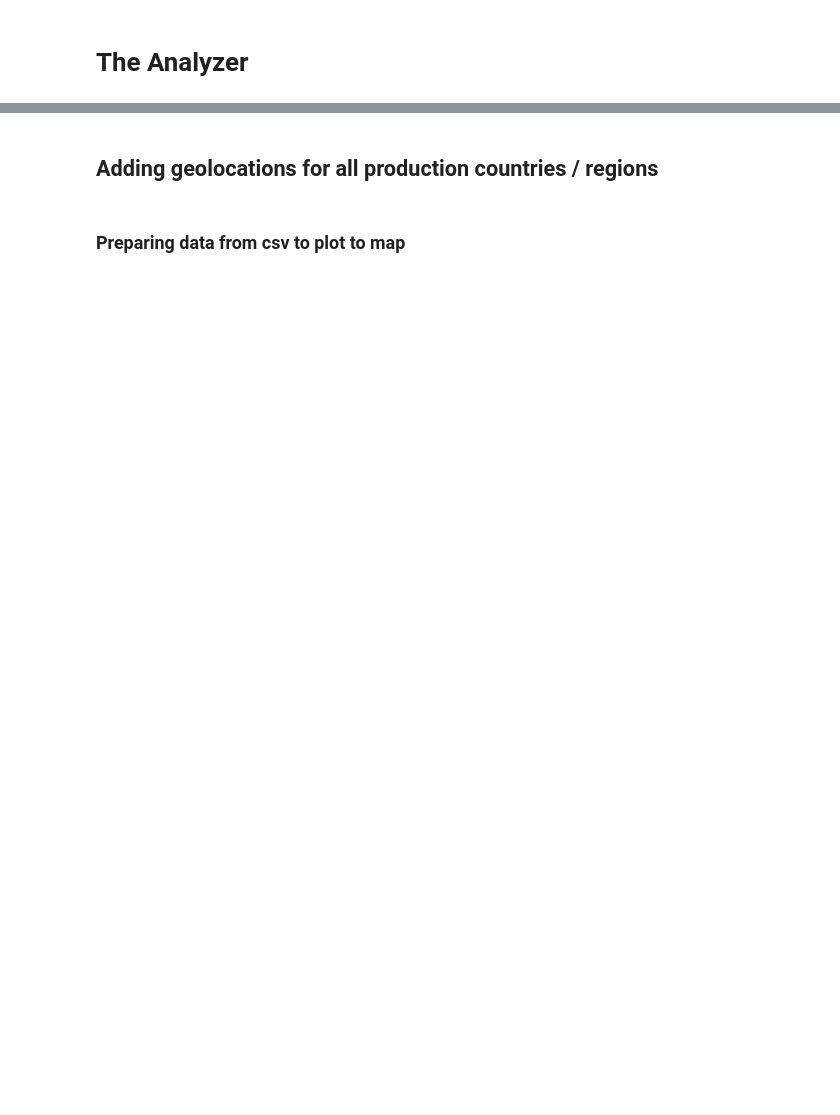
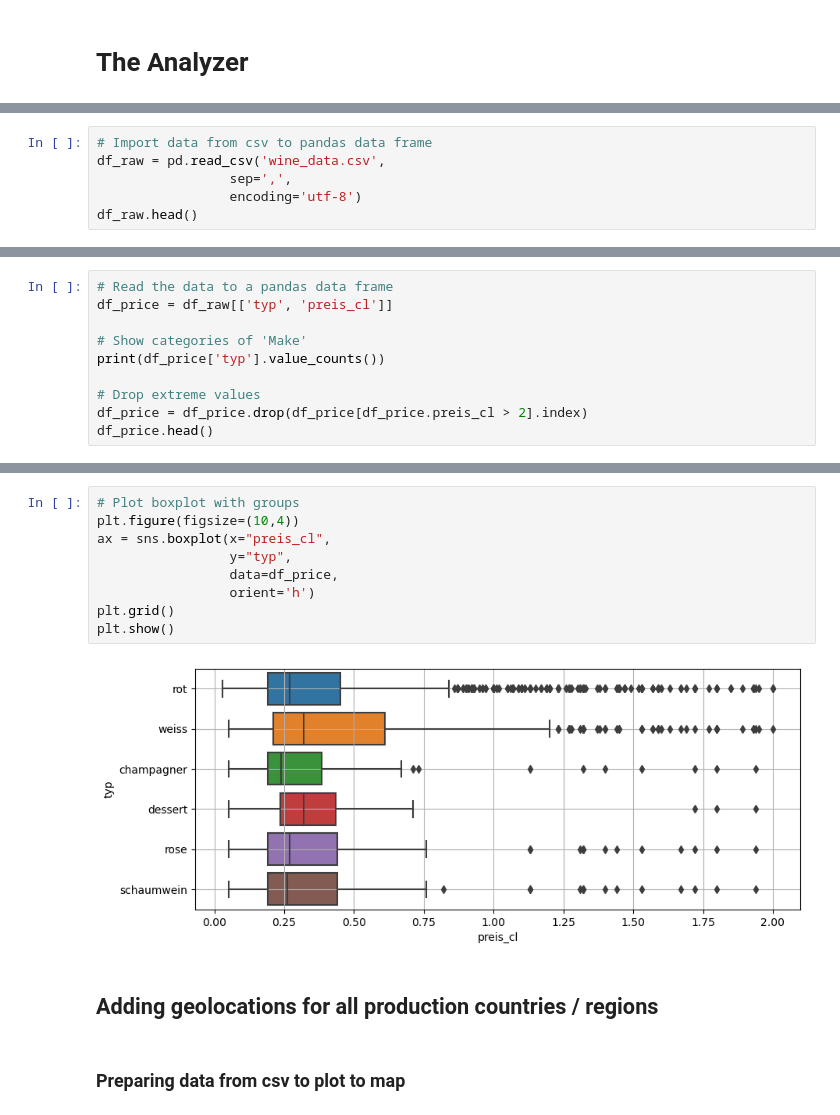
Before and after one commit to TobiasFatzer/data_analytics_final_project, a Jupyter notebook: 02_data_analyzation.ipynb, the cells around one changed output, grey strips where cells are left out. Cells and saved outputs as stored; diff of their text form; blank space fills up the shorter version.

Commit message:
Added Boxplot

```diff
--- a/02_data_analyzation.ipynb
+++ b/02_data_analyzation.ipynb
@@ -10,0 +15,6 @@ warnings.filterwarnings('ignore')
+# %%
+# Import data from csv to pandas data frame
+df_raw = pd.read_csv('wine_data.csv',
+                 sep=',',
+                 encoding='utf-8')
+df_raw.head()
@@ -10,0 +30,10 @@ warnings.filterwarnings('ignore')
+# %%
+# Read the data to a pandas data frame
+df_price = df_raw[['typ', 'preis_cl']]
+
+# Show categories of 'Make'
+print(df_price['typ'].value_counts())
+
+# Drop extreme values
+df_price = df_price.drop(df_price[df_price.preis_cl > 2].index)
+df_price.head()
@@ -11,3 +54,14 @@ warnings.filterwarnings('ignore')
+# %%
+# Plot boxplot with groups
+plt.figure(figsize=(10,4))
+ax = sns.boxplot(x="preis_cl",
+                 y="typ",
+                 data=df_price,
+                 orient='h')
+plt.grid()
+plt.show()
+# %% [output]
+[figure, added]
 # %% [markdown]
 ## Adding geolocations for all production countries / regions
 # %% [markdown]
```
Also changed, not shown: parts of 6 cells of this notebook.
